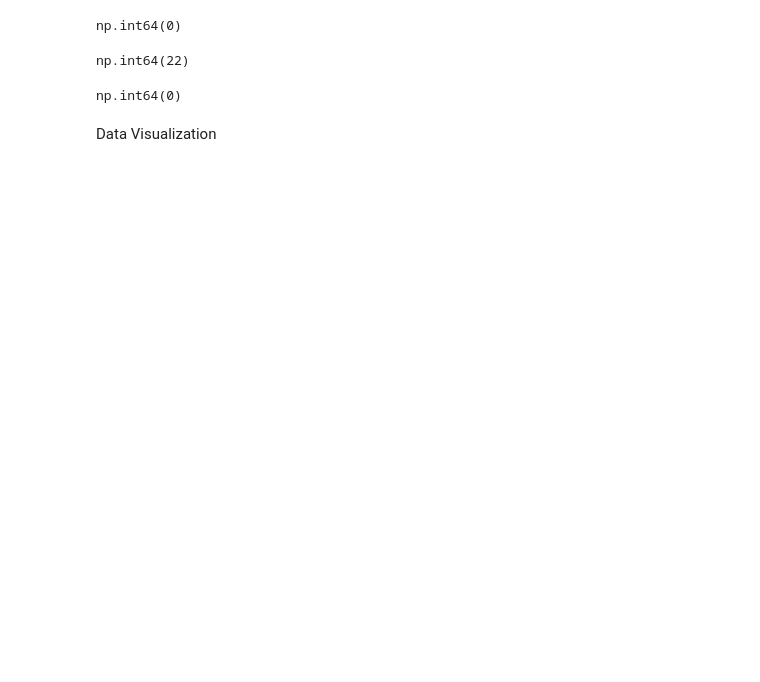
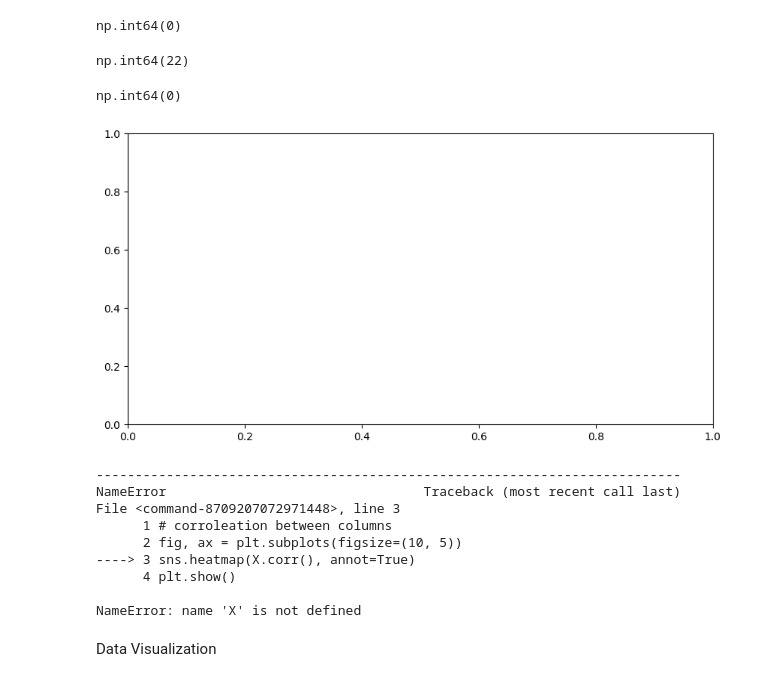
Before and after one commit to younes-li554/customer-churn-prediction, a Jupyter notebook: customer_churn.py.ipynb, the cells around one changed output. Saved outputs shown, nothing was run; the diff lists cells and outputs as text; code cells hidden in the pictures; blank space fills up the shorter version.

```diff
--- a/customer_churn.py.ipynb
+++ b/customer_churn.py.ipynb
@@ -177,6 +197,22 @@ df.drop_duplicates(inplace=True)
 (df.duplicated()).sum()
 # %% [output]
 np.int64(0)
+# %%
+# corroleation between columns
+fig, ax = plt.subplots(figsize=(10, 5))
+sns.heatmap(X.corr(), annot=True)
+plt.show()
+# %% [output]
+[figure, added]
+---------------------------------------------------------------------------
+NameError                                 Traceback (most recent call last)
+File <command-8709207072971448>, line 3
+      1 # corroleation between columns
+      2 fig, ax = plt.subplots(figsize=(10, 5))
+----> 3 sns.heatmap(X.corr(), annot=True)
+      4 plt.show()
+
+NameError: name 'X' is not defined
 # %% [markdown]
 Data Visualization
 # %%
```
Also changed, not shown: parts of 21 cells of this notebook.
